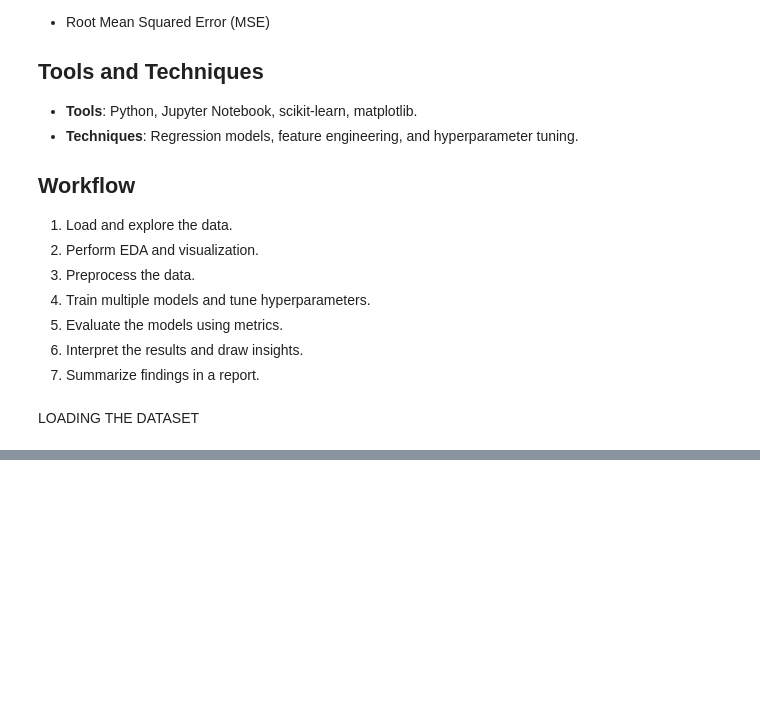
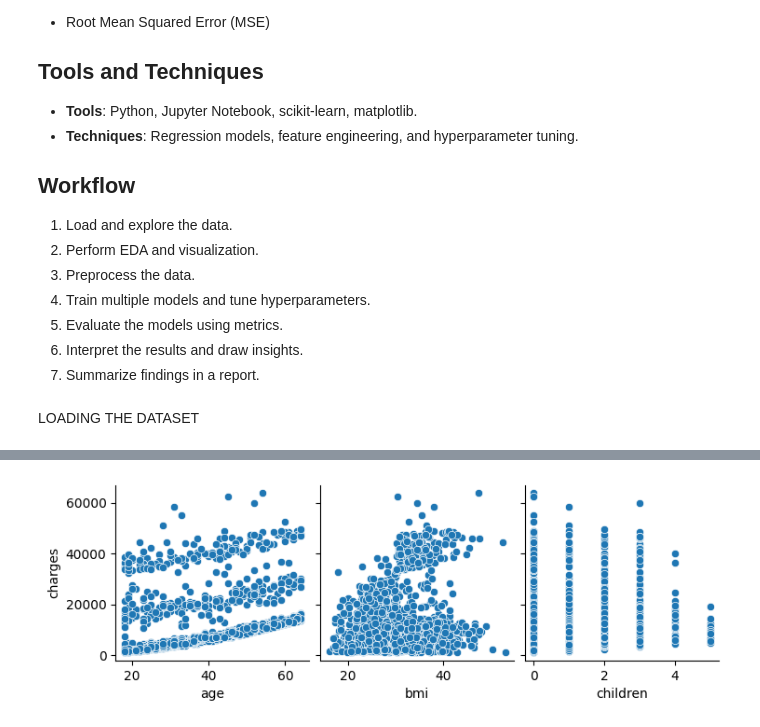
Before and after one commit to Bil115/Predicting_Insurance_Charges, a Jupyter notebook: Insurance_Charges.ipynb, the cells around one changed output, grey strips where cells are left out. Saved outputs shown, nothing was run; the diff lists cells and outputs as text; code cells hidden in the pictures; blank space fills up the shorter version.

```diff
--- a/Insurance_Charges.ipynb
+++ b/Insurance_Charges.ipynb
@@ -61,0 +168,6 @@ insurance_df = pd.read_excel(file_path)
+# %%
+# Pairplot to see relationships between numerical features and target
+sns.pairplot(insurance_df, x_vars=['age', 'bmi', 'children'], y_vars='charges', kind='scatter')
+plt.show()
+# %% [output]
+[figure, added]
```
Also changed, not shown: parts of 11 cells of this notebook.
